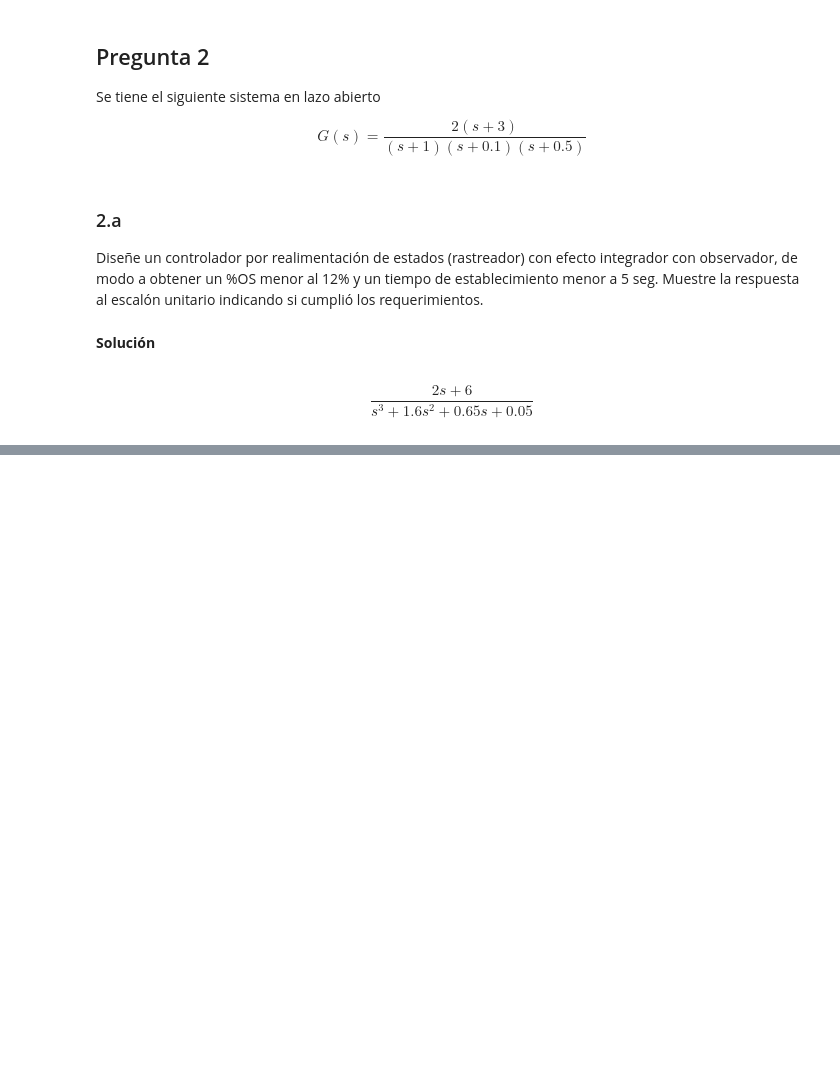
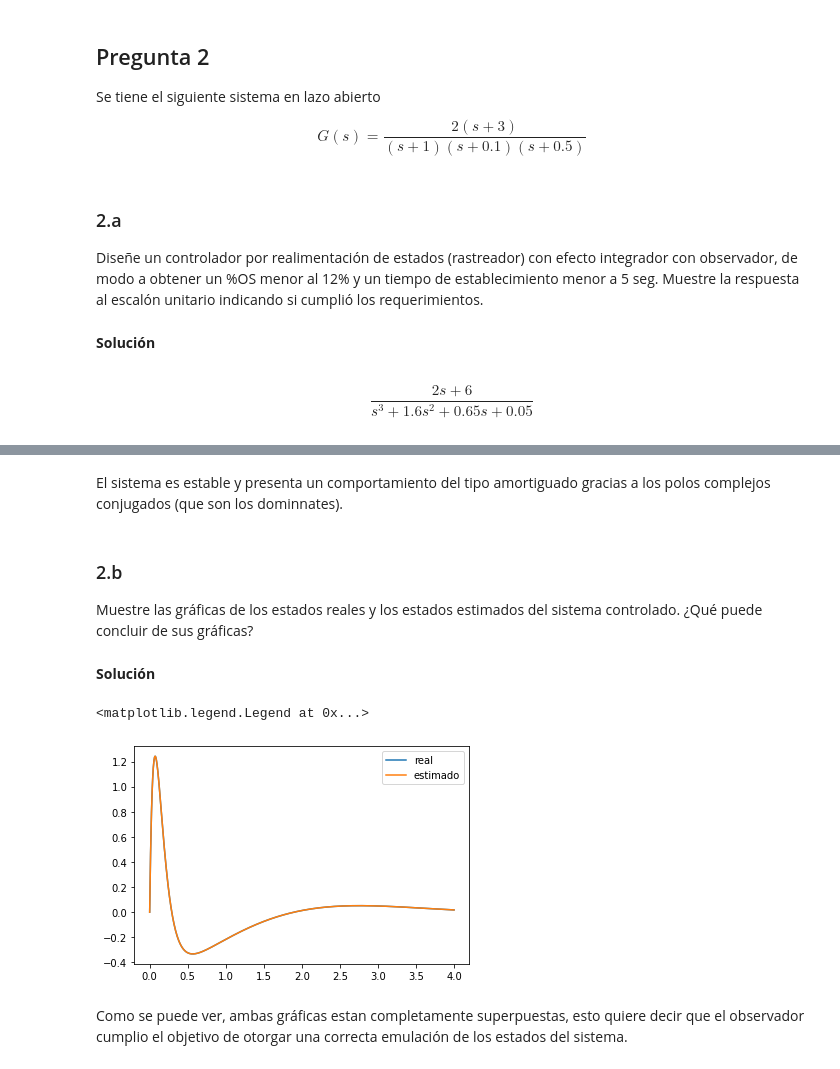
Before and after one commit to bregydoc/controlsystems2020, a Jupyter notebook: exams/final-exam-postsolution.ipynb, the cells around one changed output, grey strips where cells are left out. Cells and saved outputs as stored; diff of their text form; code cells hidden in the pictures; blank space fills up the shorter version.

```diff
--- a/exams/Untitled1.ipynb
+++ b/exams/final-exam-postsolution.ipynb
@@ -219,0 +326,21 @@ $$\frac{2 s + 6}{s^3 + 1.6 s^2 + 0.65 s + 0.05}$$
+# %% [markdown]
+El sistema es estable y presenta un comportamiento del tipo amortiguado gracias a los polos complejos conjugados (que son los dominnates).
+# %% [markdown]
+### 2.b
+
+Muestre las gráficas de los estados reales y los estados estimados del sistema controlado. ¿Qué puede concluir de sus gráficas?
+# %% [markdown]
+**Solución**
+# %%
+t = np.linspace(0, 4, 1000)
+u = np.zeros_like(t)
+t,y,x = ct.forced_response(close_loop_system_w_obs, t, u, X0=[0, 0, 0, 0, 0, 0, 1])
+
+plt.plot(t, x[0, :])
+plt.plot(t, x[3, :])
+plt.legend(["real", "estimado"])
+# %% [output]
+<matplotlib.legend.Legend at 0x...>
+[figure, added]
+# %% [markdown]
+Como se puede ver, ambas gráficas estan completamente superpuestas, esto quiere decir que el observador cumplio el objetivo de otorgar una correcta emulación de los estados del sistema.
```
Also changed, not shown: parts of 26 cells of this notebook, 2 other files.
